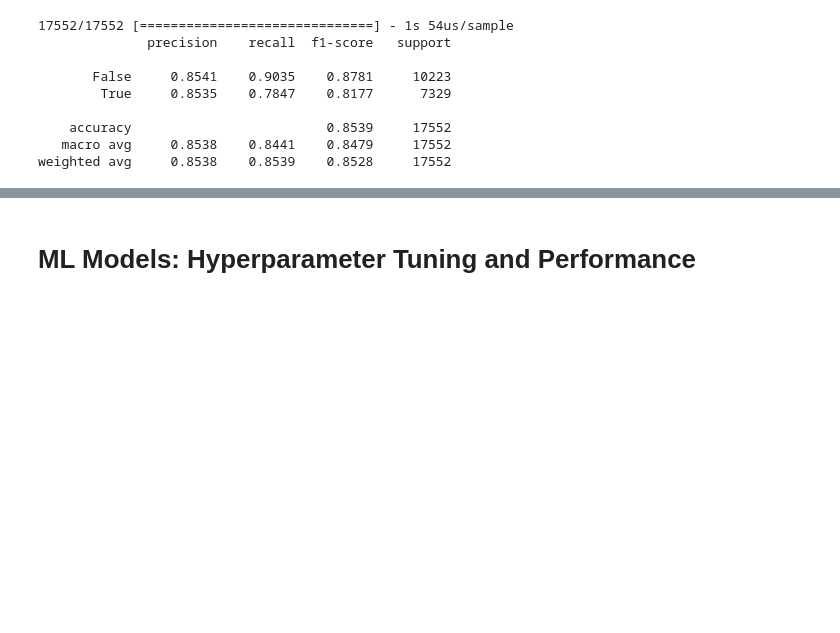
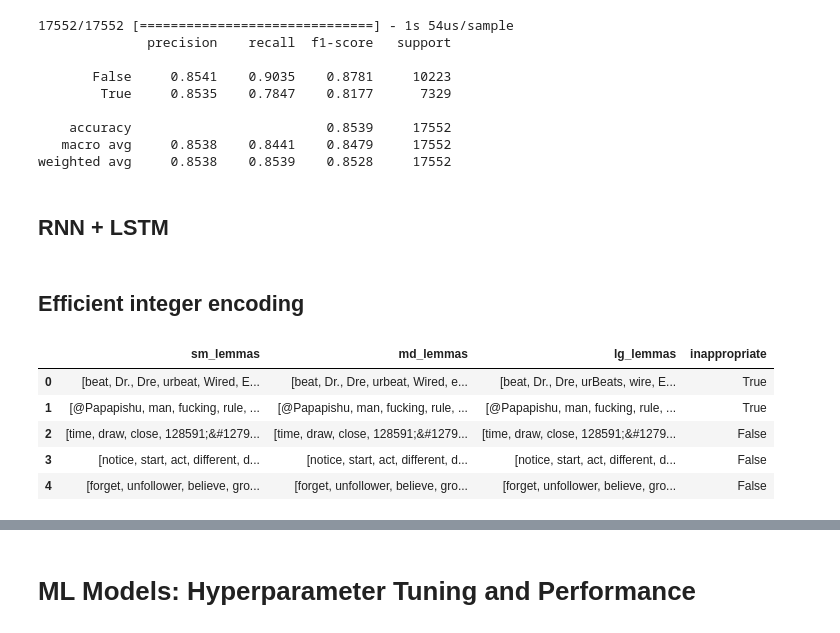
Before and after one commit to BloomTech-Labs/allay-ds, a Jupyter notebook: exploration/train_models.ipynb, the cells around one changed output, grey strips where cells are left out. Cells and saved outputs as stored; diff of their text form; code cells hidden in the pictures; blank space fills up the shorter version.

```diff
--- a/exploration/train_models.ipynb
+++ b/exploration/train_models.ipynb
@@ -494,3 +496,18 @@ accuracy, precision, recall, f1 = .8539, .8535, .7847, .8177
 
 wandb.log({'accuracy':accuracy, 'recall':recall,
                'f1':f1, 'precision':precision})
+# %% [markdown]
+## RNN + LSTM
+# %% [markdown]
+## Efficient integer encoding
+# %%
+lemmas = pd.read_pickle("data/lemmas_2020-05-04-16-27-18Z.pkl.xz", compression = 'xz')
+# %%
+lemmas.head()
+# %% [output]
+|  | sm_lemmas | md_lemmas | lg_lemmas | inappropriate |
+| 0 | [beat, Dr., Dre, urbeat, Wired, E... | [beat, Dr., Dre, urbeat, Wired, e... | [beat, Dr., Dre, urBeats, wire, E... | True |
+| 1 | [@Papapishu, man, fucking, rule, ... | [@Papapishu, man, fucking, rule, ... | [@Papapishu, man, fucking, rule, ... | True |
+| 2 | [time, draw, close, 128591;&#1279... | [time, draw, close, 128591;&#1279... | [time, draw, close, 128591;&#1279... | False |
+| 3 | [notice, start, act, different, d... | [notice, start, act, different, d... | [notice, start, act, different, d... | False |
+| 4 | [forget, unfollower, believe, gro... | [forget, unfollower, believe, gro... | [forget, unfollower, believe, gro... | False |
```
Also changed, not shown: parts of 36 cells of this notebook.
